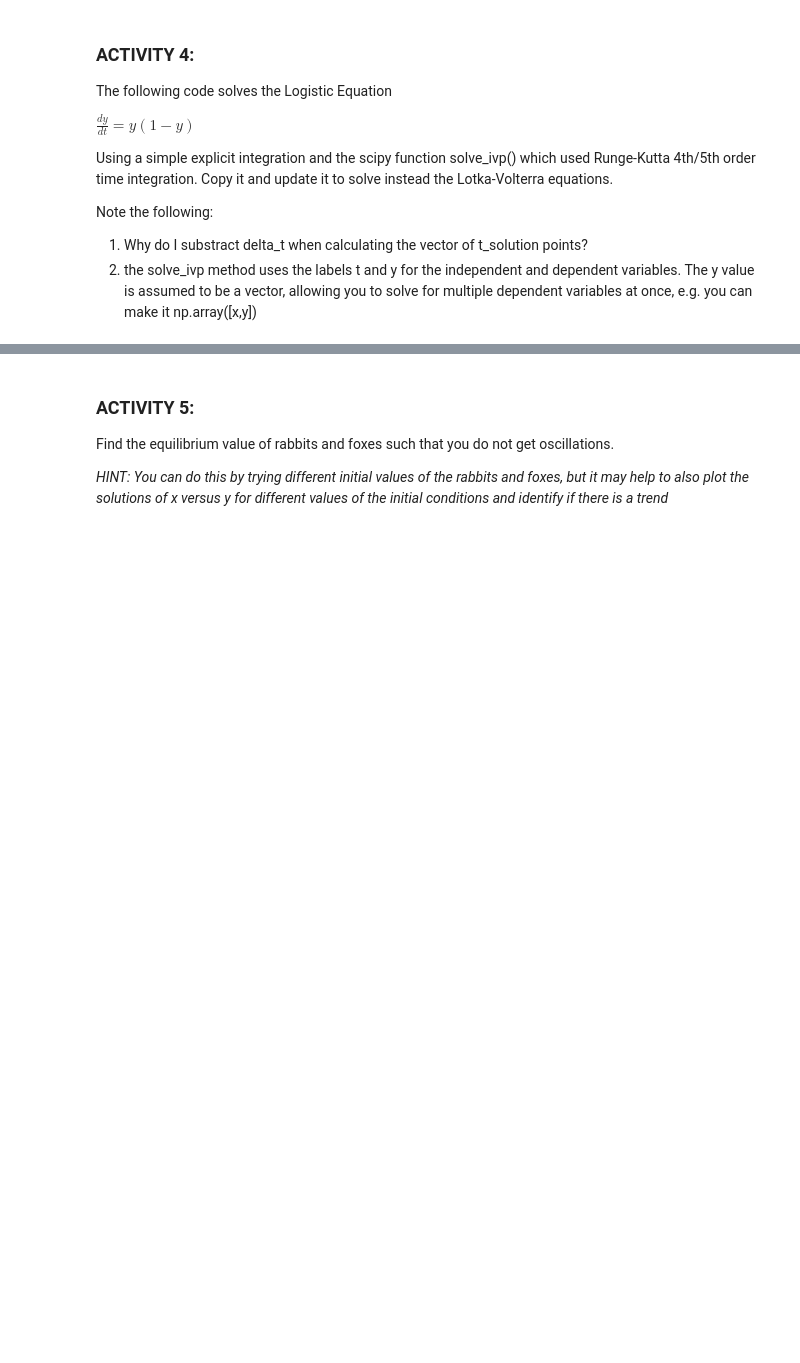
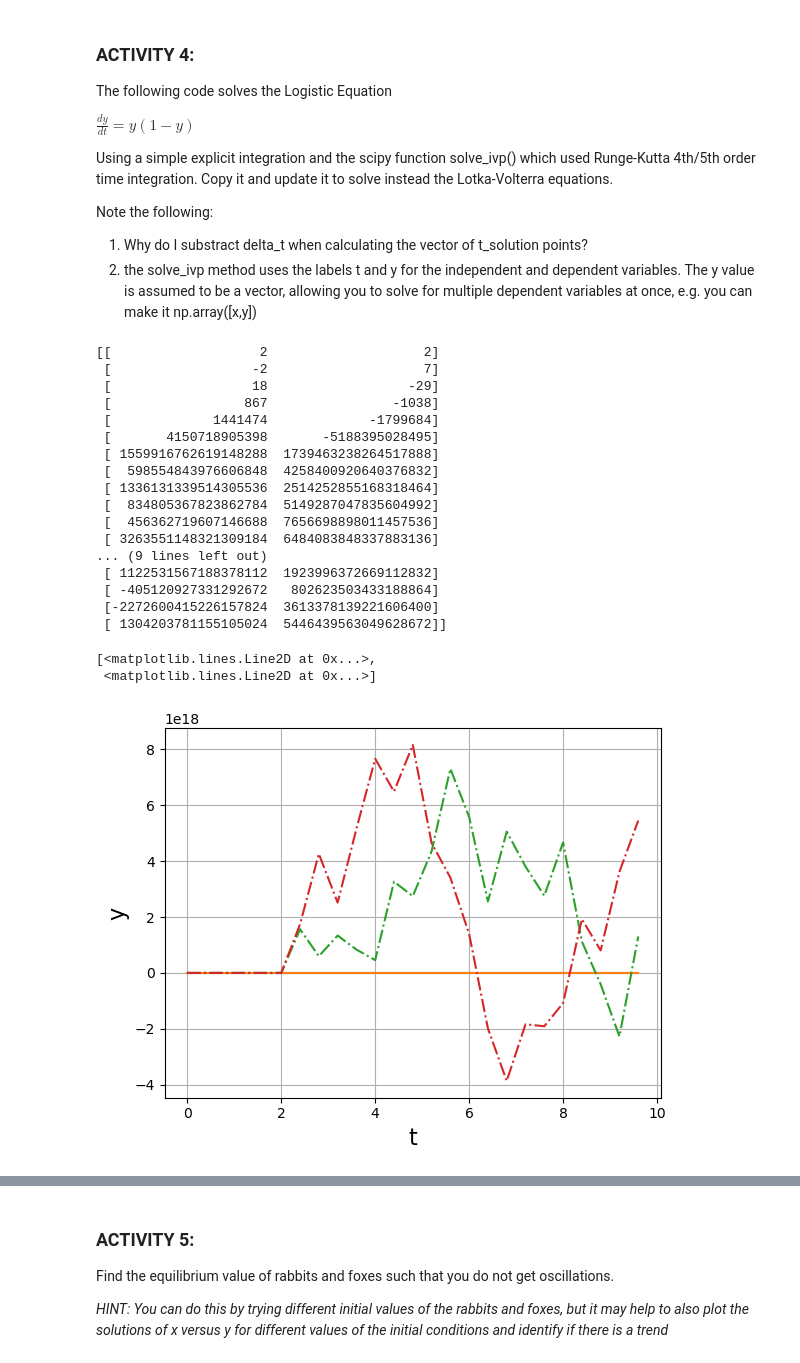
Before and after one commit to sadiaadam/TopicsInSciComp, a Jupyter notebook: Notebooks/Week3_LabExercises.ipynb, the cells around one changed output, grey strips where cells are left out. Cells and saved outputs as stored; diff of their text form; code cells hidden in the pictures; blank space fills up the shorter version.

```diff
--- a/Notebooks/Week3_LabExercises.ipynb
+++ b/Notebooks/Week3_LabExercises.ipynb
@@ -232,6 +260,81 @@ Note the following:
 
 1. Why do I substract delta_t when calculating the vector of t_solution points?
 2. the solve_ivp method uses the labels t and y for the independent and dependent variables. The y value is assumed to be a vector, allowing you to solve for multiple dependent variables at once, e.g. you can make it np.array([x,y])
+# %%
+#THE SOLUTION
+from scipy.integrate import solve_ivp
+
+# Note that the function has to take t as the first argument and y as the second
+def calculate_animal_dydt(t, y):
+    """Returns the gradient dx/dt for the logistic equation"""
+    ddt = np.zeros_like(y)
+    x_value = y[0]
+    y_value = y[1]
+    ddt[0] = 2*x_value - 4*x_value*y_value
+    ddt[1] = -3*y_value + 5*x_value*y_value
+    return ddt
+
+max_time = 10.0
+N_time_steps = 25
+delta_t = max_time / N_time_steps
+t_solution = np.linspace(0.0, max_time-delta_t, N_time_steps) # values of independent variable
+y0 = np.array([2,2]) # an initial condition, y(0) = y0, note it needs to be an array
+
+solution = solve_ivp(calculate_animal_dydt, [0,max_time], y0,method='RK45', t_eval=t_solution)
+
+plt.grid()
+plt.xlabel("t", fontsize=16)
+plt.ylabel("y", fontsize=16)
+plt.plot(solution.t, solution.y[0], '-', label="solve_ivp")
+plt.plot(solution.t, solution.y[1], '-', label="solve_ivp")
+plt.grid
+
+# Now do it the "cheap" way
+# increase the number of steps to see how the solution changes
+#y_solution = np.zeros_like(t_solution)
+#y_solution[0] = y0
+#for itime, time in enumerate(t_solution) :
+    #if itime > 0 :
+        #dydt = calculate_animal_dydt(time, y_solution[itime-1])
+        #y_solution[itime] = y_solution[itime-1] + dydt * delta_t
+
+#I'm gonna be real with yall, idk how to makw this work with an array
+y_shape = np.arange(2*N_time_steps)
+y_solution = np.zeros_like(y_shape.reshape((N_time_steps,2)))
+y_solution[0] = y0
+for itime, time in enumerate(t_solution) :
+    if itime > 0 :
+        dydt = calculate_animal_dydt(time, y_solution[itime-1])
+        y_solution[itime] = y_solution[itime-1] + dydt * delta_t
+print(y_solution)
+plt.plot(t_solution, y_solution, '-.',label="cheap method")
+
+# Now plot the true solution
+#A = 1.0/y0 - 1.0
+#y_true = 1.0 / (1.0 + A * np.exp(-t_solution))
+#plt.plot(t_solution, y_true, '-', label="true solution")
+#plt.legend(loc='best');
+# %% [output]
+[[                   2                    2]
+ [                  -2                    7]
+ [                  18                  -29]
+ [                 867                -1038]
+ [             1441474             -1799684]
+ [       4150718905398       -5188395028495]
+ [ 1559916762619148288  1739463238264517888]
+ [  598554843976606848  4258400920640376832]
+ [ 1336131339514305536  2514252855168318464]
+ [  834805367823862784  5149287047835604992]
+ [  456362719607146688  7656698898011457536]
+ [ 3263551148321309184  6484083848337883136]
+... (9 lines left out)
+ [ 1122531567188378112  1923996372669112832]
+ [ -405120927331292672   802623503433188864]
+ [-2272600415226157824  3613378139221606400]
+ [ 1304203781155105024  5446439563049628672]]
+[<matplotlib.lines.Line2D at 0x...>,
+ <matplotlib.lines.Line2D at 0x...>]
+[figure, added]
 # %%
 # Solve the 1d logistic equation from class
 from scipy.integrate import solve_ivp
```
Also changed, not shown: parts of 10 cells of this notebook, 1 other file.
